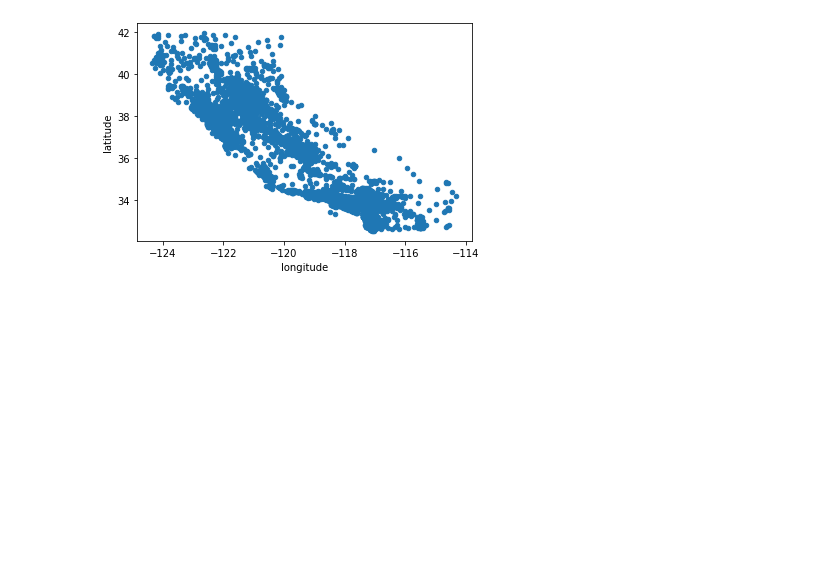
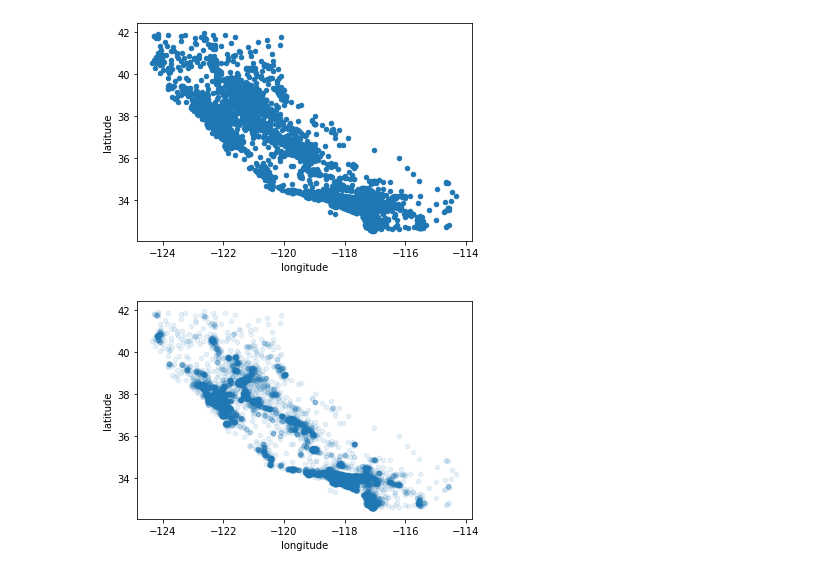
Before and after one commit to hyeon1263/BigAI, a Jupyter notebook: 핸즈온 머신러닝/02_MLProject_Intro.ipynb, the cells around one changed output. Cells and saved outputs as stored; diff of their text form; code cells hidden in the pictures; blank space fills up the shorter version.

```diff
--- a/핸즈온 머신러닝/02_MLProject_Intro.ipynb
+++ b/핸즈온 머신러닝/02_MLProject_Intro.ipynb
@@ -240,3 +241,9 @@ housing.plot(kind='scatter', x='longitude', y='latitude')
 plt.show()
 # %% [output]
 [figure]
+# %%
+# 밀집해 있는 것은 더 선명하게 (alpha 매개변수로 조정)
+housing.plot(kind='scatter', x='longitude', y='latitude', alpha=0.1)
+plt.show()
+# %% [output]
+[figure, added]
```
Also changed, not shown: parts of 71 cells of this notebook.
